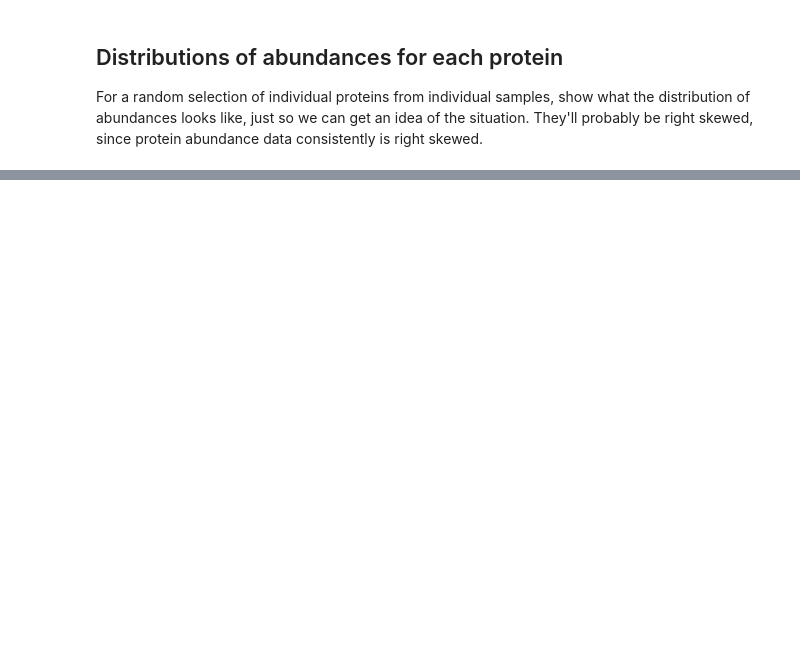
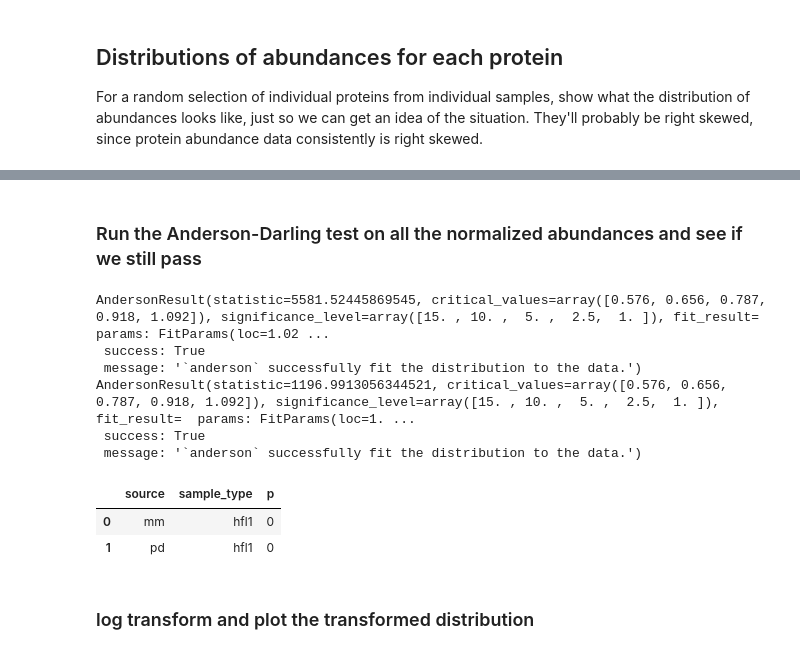
Before and after one commit to PayneLab/organoid_scp, a Jupyter notebook: 02_distributions.ipynb, the cells around one changed output, grey strips where cells are left out. Cells and saved outputs as stored; diff of their text form; code cells hidden in the pictures; blank space fills up the shorter version.

```diff
--- a/02_distributions.ipynb
+++ b/02_distributions.ipynb
@@ -437,6 +487,61 @@ def overall_distribution_plot(inputs_dict, log2):
 overall_distribution_plot(inputs, log2=False)
 # %% [output]
 [interactive output not drawn]
+# %% [markdown]
+### Run the Anderson-Darling test on all the normalized abundances and see if we still pass
+# %%
+def ad_on_normalized(inputs_dict, log2):
+
+    normalized = normalize_all(inputs_dict)
+
+    if log2:
+        normalized = normalized.assign(log2_norm=np.log2(normalized["norm_abundance"] + 1))
+        data_colname = "log2_norm"
+    else:
+        data_colname = "norm_abundance"
+
+    sources = []
+    sample_types = []
+    pvals = []
+
+    # We only test the single cell samples because the boost and pseudo-bulk
+    # don't normalize well due to small sample sizes--see explanation in text
+    # box above
+    sample_type = "hfl1"
+
+    for source in normalized["source"].unique():
+
+        abundances = normalized.loc[
+            (normalized["source"] == source) &
+            (normalized["sample_type"] == sample_type), data_colname]
+
+        ad_res = scipy.stats.anderson(abundances, dist="norm")
+        print(ad_res)
+        p = get_ad_p(ad_res=ad_res, n=len(abundances))
+
+        sources.append(source)
+        sample_types.append(sample_type)
+        pvals.append(p)
+
+    return pd.DataFrame({
+        "source": sources,
+        "sample_type": sample_types,
+        "p": pvals,
+    })
+
+ad_on_normalized(inputs, log2=False)
+# %% [output]
+AndersonResult(statistic=5581.52445869545, critical_values=array([0.576, 0.656, 0.787, 0.918, 1.092]), significance_level=array([15. , 10. ,  5. ,  2.5,  1. ]), fit_result=  params: FitParams(loc=1.02 ...
+ success: True
+ message: '`anderson` successfully fit the distribution to the data.')
+AndersonResult(statistic=1196.9913056344521, critical_values=array([0.576, 0.656, 0.787, 0.918, 1.092]), significance_level=array([15. , 10. ,  5. ,  2.5,  1. ]), fit_result=  params: FitParams(loc=1. ...
+ success: True
+ message: '`anderson` successfully fit the distribution to the data.')
+|  | source | sample_type | p |
+| 0 | mm | hfl1 | 0 |
+| 1 | pd | hfl1 | 0 |
+# %% [markdown]
+### log transform and plot the transformed distribution
 # %%
 overall_distribution_plot(inputs, log2=True)
 # %% [output]
```
Also changed, not shown: parts of 13 cells of this notebook, 1 other file.
